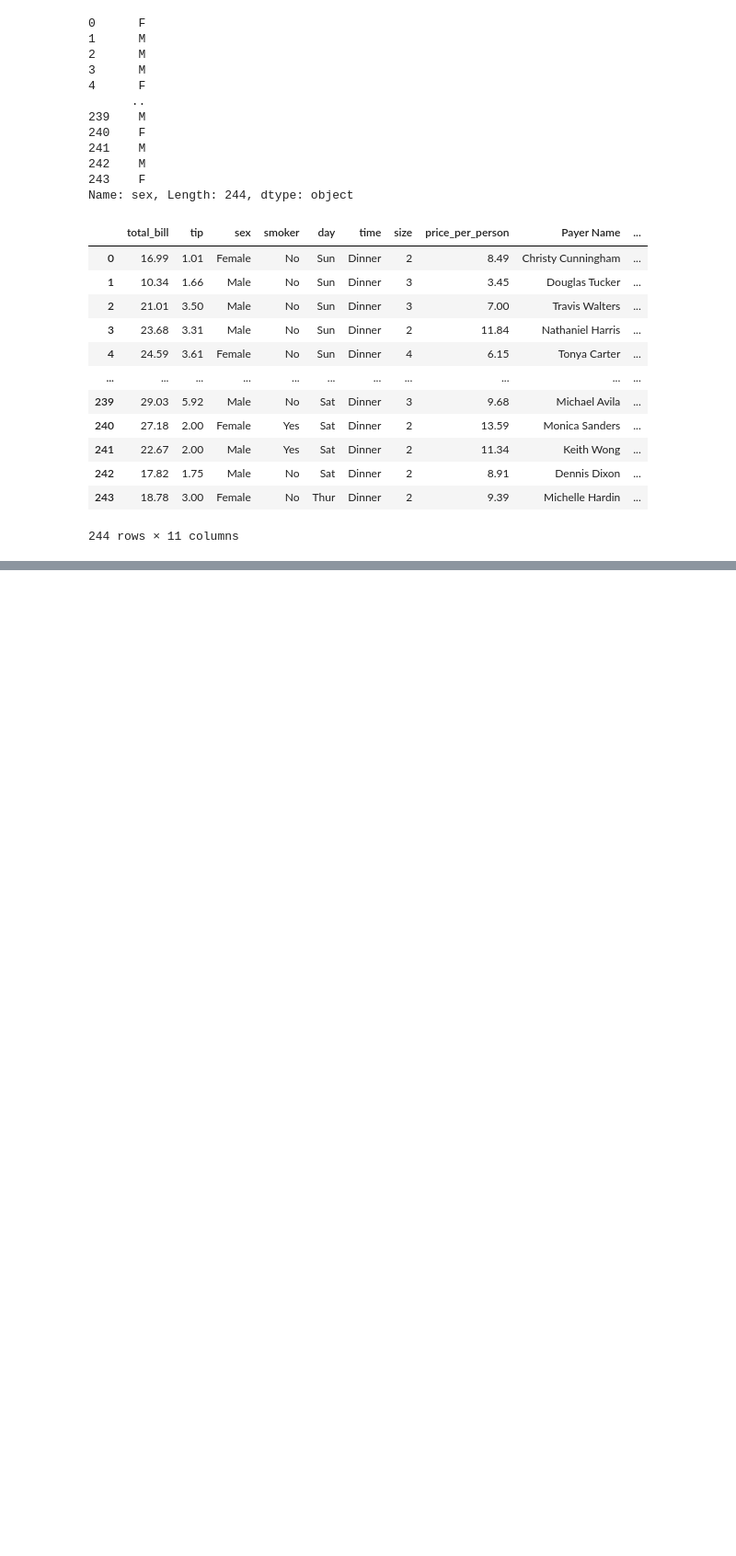
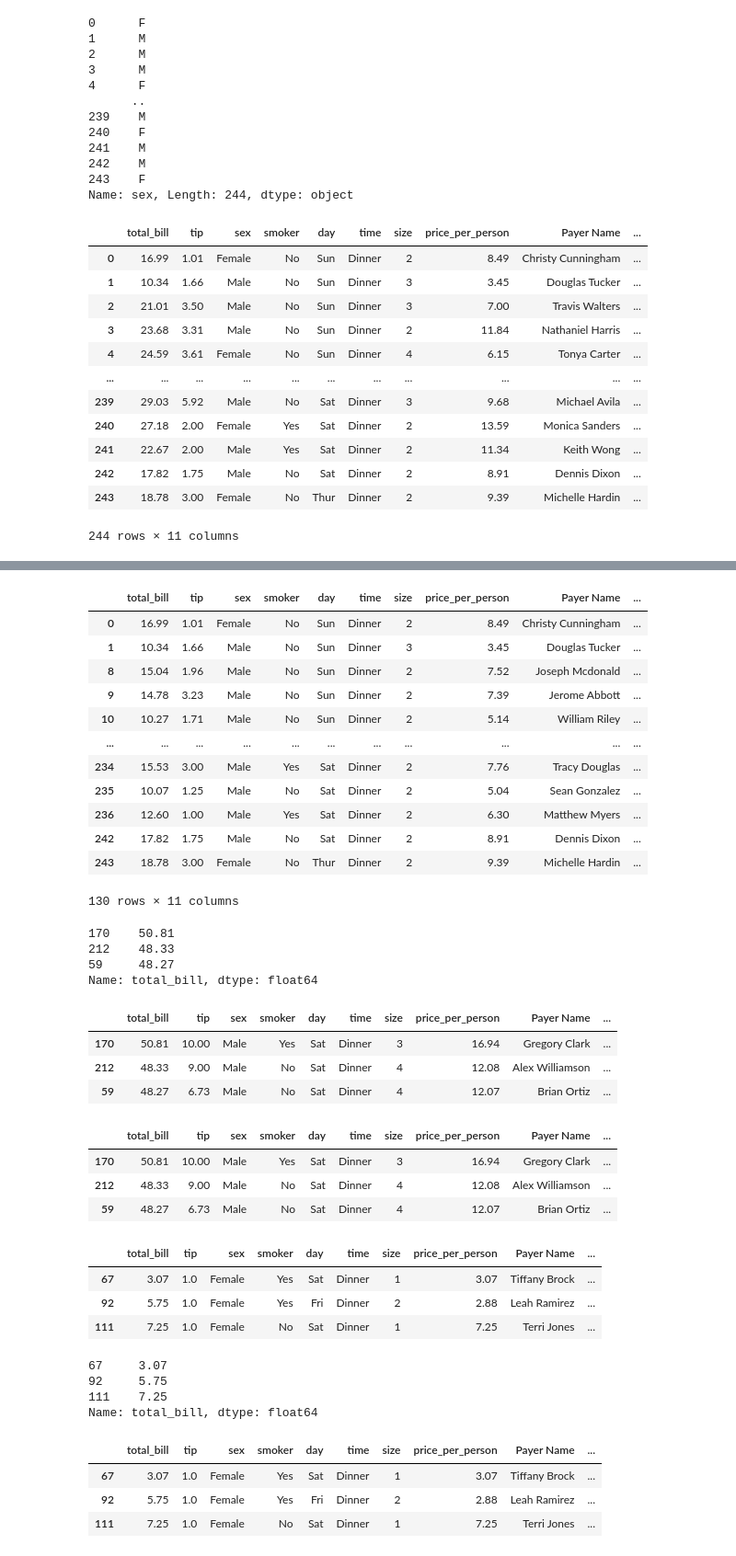
Before and after one commit to sremresimsek/data_cleaning_bootcamp, a Jupyter notebook: pandas/pandas_4.ipynb, the cells around one changed output, grey strips where cells are left out. Shown at 92% size. Drawn from its saved outputs; the diff is of its cells as text; code cells hidden in the pictures; blank space fills up the shorter version.

```diff
--- a/pandas/pandas_4.ipynb
+++ b/pandas/pandas_4.ipynb
@@ -616,0 +723,59 @@ df_tips
+# %%
+df_tips[df_tips["total_bill"].between(10, 20, inclusive = "neither")] # total_bill degeri 10 ile 20 arasinda olan satirlari dondurur (10 ve 20 dahil degil)
+# inclusive parametresi ile sinir degerlerinin dahil edilip edilmeyecegi belirlenebilir, "both", "neither", "left", "right" degerleri alabilir
+# %% [output]
+|  | total_bill | tip | sex | smoker | day | time | size | price_per_person | Payer Name | ... |
+| 0 | 16.99 | 1.01 | Female | No | Sun | Dinner | 2 | 8.49 | Christy Cunningham | ... |
+| 1 | 10.34 | 1.66 | Male | No | Sun | Dinner | 3 | 3.45 | Douglas Tucker | ... |
+| 8 | 15.04 | 1.96 | Male | No | Sun | Dinner | 2 | 7.52 | Joseph Mcdonald | ... |
+| 9 | 14.78 | 3.23 | Male | No | Sun | Dinner | 2 | 7.39 | Jerome Abbott | ... |
+| 10 | 10.27 | 1.71 | Male | No | Sun | Dinner | 2 | 5.14 | William Riley | ... |
+| ... | ... | ... | ... | ... | ... | ... | ... | ... | ... | ... |
+| 234 | 15.53 | 3.00 | Male | Yes | Sat | Dinner | 2 | 7.76 | Tracy Douglas | ... |
+| 235 | 10.07 | 1.25 | Male | No | Sat | Dinner | 2 | 5.04 | Sean Gonzalez | ... |
+| 236 | 12.60 | 1.00 | Male | Yes | Sat | Dinner | 2 | 6.30 | Matthew Myers | ... |
+| 242 | 17.82 | 1.75 | Male | No | Sat | Dinner | 2 | 8.91 | Dennis Dixon | ... |
+| 243 | 18.78 | 3.00 | Female | No | Thur | Dinner | 2 | 9.39 | Michelle Hardin | ... |
+130 rows × 11 columns
+# %%
+df_tips["total_bill"].nlargest(3) # total_bill sutunundaki en yuksek 3 DEGERI dondurur
+# %% [output]
+170    50.81
+212    48.33
+59     48.27
+Name: total_bill, dtype: float64
+# %%
+df_tips.nlargest(3, "total_bill") # total_bill sutunundaki en yuksek 3 SATIRI dondurur
+# %% [output]
+|  | total_bill | tip | sex | smoker | day | time | size | price_per_person | Payer Name | ... |
+| 170 | 50.81 | 10.00 | Male | Yes | Sat | Dinner | 3 | 16.94 | Gregory Clark | ... |
+| 212 | 48.33 | 9.00 | Male | No | Sat | Dinner | 4 | 12.08 | Alex Williamson | ... |
+| 59 | 48.27 | 6.73 | Male | No | Sat | Dinner | 4 | 12.07 | Brian Ortiz | ... |
+# %%
+df_tips.sort_values(by = "total_bill", ascending = False).head(3) # ayni islem sort_values ile yapilabilir
+# %% [output]
+|  | total_bill | tip | sex | smoker | day | time | size | price_per_person | Payer Name | ... |
+| 170 | 50.81 | 10.00 | Male | Yes | Sat | Dinner | 3 | 16.94 | Gregory Clark | ... |
+| 212 | 48.33 | 9.00 | Male | No | Sat | Dinner | 4 | 12.08 | Alex Williamson | ... |
+| 59 | 48.27 | 6.73 | Male | No | Sat | Dinner | 4 | 12.07 | Brian Ortiz | ... |
+# %%
+df_tips.nsmallest(3, "total_bill") # total_bill sutunundaki en kucuk 3 SATIRI dondurur
+# %% [output]
+|  | total_bill | tip | sex | smoker | day | time | size | price_per_person | Payer Name | ... |
+| 67 | 3.07 | 1.0 | Female | Yes | Sat | Dinner | 1 | 3.07 | Tiffany Brock | ... |
+| 92 | 5.75 | 1.0 | Female | Yes | Fri | Dinner | 2 | 2.88 | Leah Ramirez | ... |
+| 111 | 7.25 | 1.0 | Female | No | Sat | Dinner | 1 | 7.25 | Terri Jones | ... |
+# %%
+df_tips["total_bill"].nsmallest(3) # total_bill sutunundaki en kucuk 3 DEGERI dondurur
+# %% [output]
+67     3.07
+92     5.75
+111    7.25
+Name: total_bill, dtype: float64
+# %%
+df_tips.nsmallest(3, ["tip", "total_bill"]) # once tip sonra total_bill sutununa gore en kucuk 3 SATIRI dondurur
+# %% [output]
+|  | total_bill | tip | sex | smoker | day | time | size | price_per_person | Payer Name | ... |
+| 67 | 3.07 | 1.0 | Female | Yes | Sat | Dinner | 1 | 3.07 | Tiffany Brock | ... |
+| 92 | 5.75 | 1.0 | Female | Yes | Fri | Dinner | 2 | 2.88 | Leah Ramirez | ... |
+| 111 | 7.25 | 1.0 | Female | No | Sat | Dinner | 1 | 7.25 | Terri Jones | ... |
```
Also changed, not shown: parts of 12 cells of this notebook, 3 other files.
